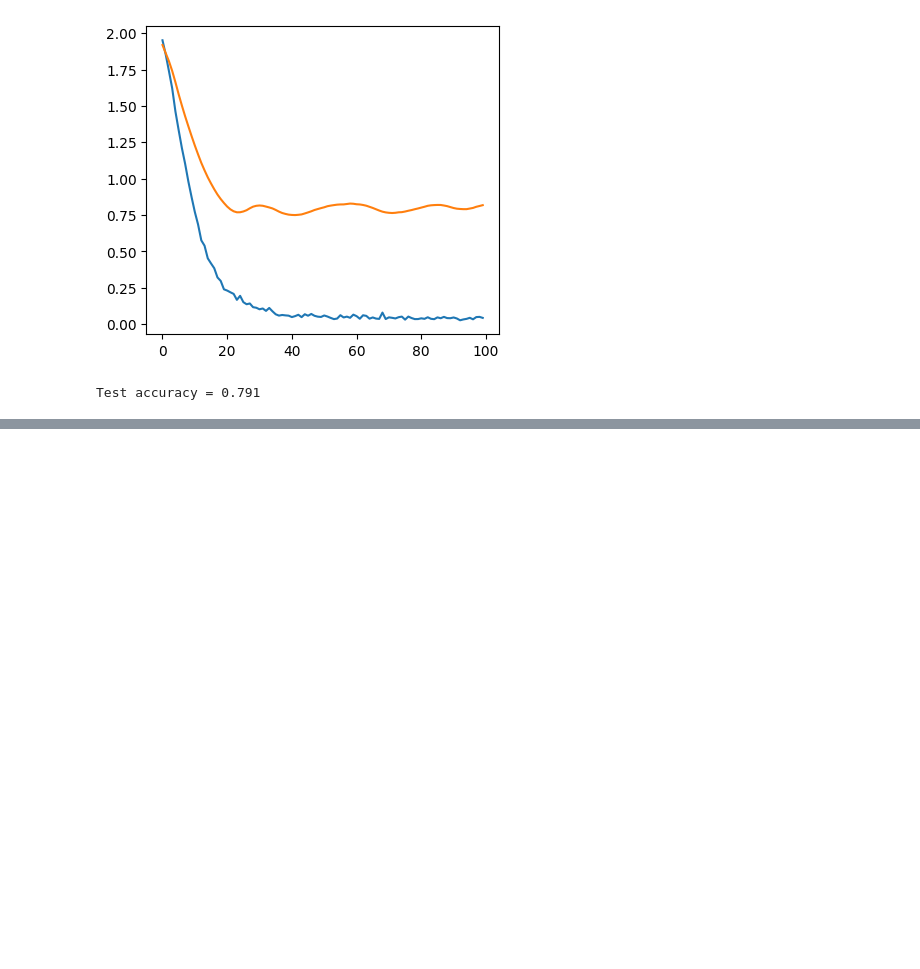
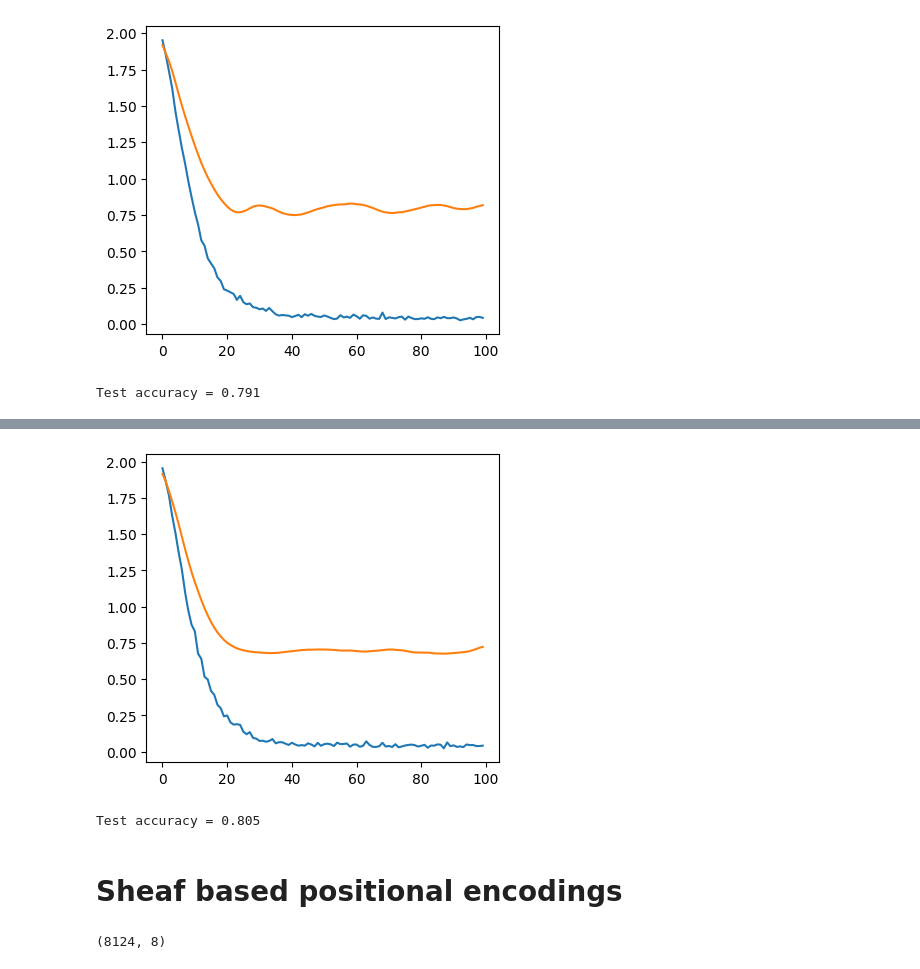
Before and after one commit to zverevn640/classification_gnn, a Jupyter notebook: note.ipynb, the cells around one changed output, grey strips where cells are left out. Saved outputs shown, nothing was run; the diff lists cells and outputs as text; code cells hidden in the pictures; blank space fills up the shorter version.

```diff
--- a/note.ipynb
+++ b/note.ipynb
@@ -29,7 +32,7 @@ class GCN(torch.nn.Module):
         x = self.conv2(x, edge_index)
         return x
 # %%
-def train():
+def train(model, optimizer, criterion, data):
     model.train()
     optimizer.zero_grad()
 
@@ -42,7 +45,7 @@ def train():
 
     return loss
 
-def get_val_loss():
+def get_val_loss(model, optimizer, criterion, data):
     model.eval()
     with torch.no_grad():
         out = model(data.x, data.edge_index)
@@ -51,7 +54,7 @@ def get_val_loss():
 
     return loss
 
-def test():
+def test(model, data):
     model.eval()
     with torch.no_grad():
         out = model(data.x, data.edge_index)
@@ -116,0 +126,30 @@ Test accuracy = 0.791
+# %%
+eigenmap = utils.get_eigenmap_from_edge_index(data.edge_index, data.x.shape[0], d=8)
+# %%
+data.x = np.concat([data.x, eigenmap], axis=1)
+data.x = torch.tensor(data.x, dtype=torch.float32)
+# %%
+model = GCN(input_size=data.x.shape[1],
+            hidden_size=16,
+            output_size=dataset.num_classes)
+optimizer = torch.optim.Adam(model.parameters(), lr=0.01, weight_decay=5e-4)
+criterion = torch.nn.CrossEntropyLoss()
+
+
+print(model)
+
+print_every = 25
+
+train_loss_history = []
+val_loss_history = []
+
+for epoch in range(1, 101):
+
+    loss = train(model, optimizer, criterion, data)
+    train_loss_history.append(loss.item())
+
+    val_loss = get_val_loss(model, optimizer, criterion, data)
+    val_loss_history.append(val_loss)
+
+    if epoch % print_every == 0:
+        print(f'Epoch: {epoch:03d}, Loss: {loss:.4f}')
@@ -116,0 +165,16 @@ Test accuracy = 0.791
+# %%
+plt.figure(figsize=(10, 4))
+plt.subplot(1, 2, 1)
+plt.plot(train_loss_history)
+plt.plot(val_loss_history)
+plt.show()
+# %% [output]
+[figure, added]
+# %%
+test_acc = test(model, data)
+
+print(f"Test accuracy = {test_acc}")
+# %% [output]
+Test accuracy = 0.805
+# %% [markdown]
+# Sheaf based positional encodings
@@ -116,0 +187,4 @@ Test accuracy = 0.791
+# %%
+eigenmap.shape
+# %% [output]
+(8124, 8)
```
Also changed, not shown: parts of 23 cells of this notebook, 1 other file.
